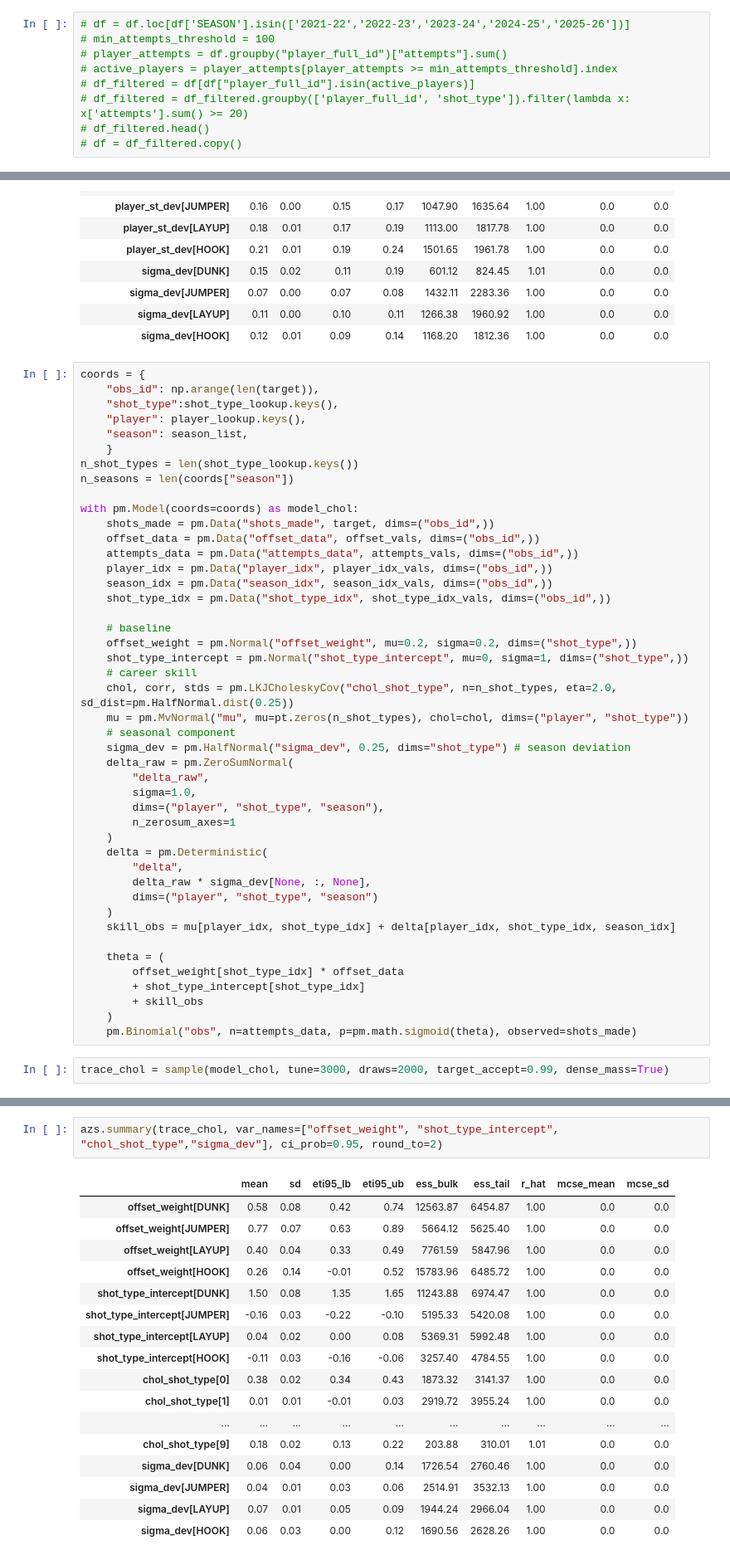
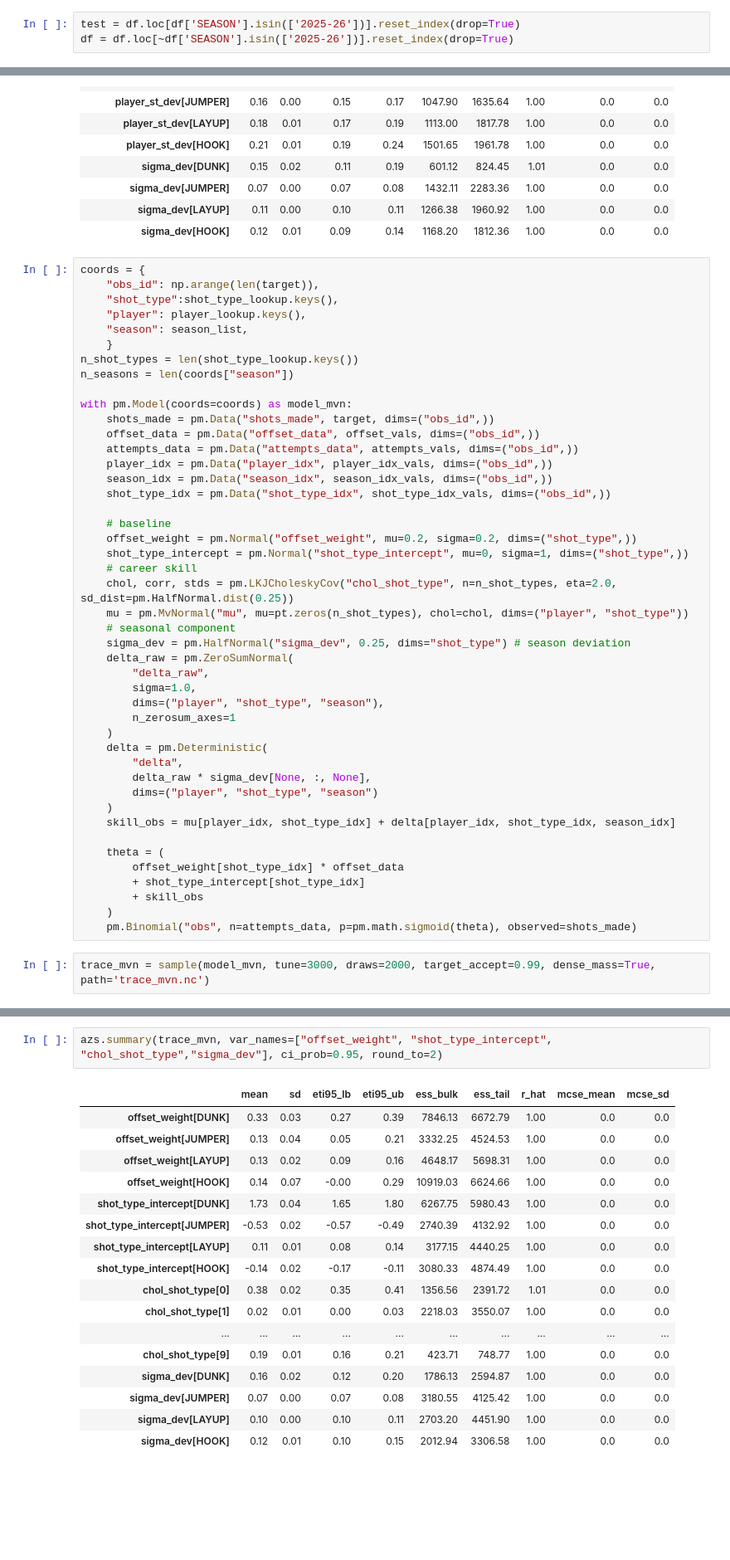
Before and after one commit to remmertjack/portfolio, a Jupyter notebook: bball_shotprobs/v2/skill_model.ipynb, the cells around one changed output, grey strips where cells are left out. Shown at 83% size. Drawn from its saved outputs; the diff is of its cells as text; blank space fills up the shorter version.

```diff
--- a/bball_shotprobs/v2/skill_model.ipynb
+++ b/bball_shotprobs/v2/skill_model.ipynb
@@ -45,14 +45,8 @@ df.head(10)
 | 8 | A.J. Lawson (1630639) | 2024-25 | LAYUP | 1630639.0 | A.J. Lawson | 25.043121 | -0.561239 | 78.0 | -0.203215 | ... |
 | 9 | A.J. Lawson (1630639) | 2025-26 | DUNK | 1630639.0 | A.J. Lawson | 26.042437 | -0.318437 | 78.0 | -0.203215 | ... |
 # %%
-# df = df.loc[df['SEASON'].isin(['2021-22','2022-23','2023-24','2024-25','2025-26'])]
-# min_attempts_threshold = 100
-# player_attempts = df.groupby("player_full_id")["attempts"].sum()
-# active_players = player_attempts[player_attempts >= min_attempts_threshold].index
-# df_filtered = df[df["player_full_id"].isin(active_players)]
-# df_filtered = df_filtered.groupby(['player_full_id', 'shot_type']).filter(lambda x: x['attempts'].sum() >= 20)
-# df_filtered.head()
-# df = df_filtered.copy()
+test = df.loc[df['SEASON'].isin(['2025-26'])].reset_index(drop=True)
+df = df.loc[~df['SEASON'].isin(['2025-26'])].reset_index(drop=True)
 # %%
 df.shape
 # %% [output]
@@ -306,7 +255,7 @@ coords = {
 n_shot_types = len(shot_type_lookup.keys())
 n_seasons = len(coords["season"])
 
-with pm.Model(coords=coords) as model_chol:
+with pm.Model(coords=coords) as model_mvn:
     shots_made = pm.Data("shots_made", target, dims=("obs_id",))
     offset_data = pm.Data("offset_data", offset_vals, dims=("obs_id",))
     attempts_data = pm.Data("attempts_data", attempts_vals, dims=("obs_id",))
@@ -342,6 +291,6 @@ with pm.Model(coords=coords) as model_chol:
     )
     pm.Binomial("obs", n=attempts_data, p=pm.math.sigmoid(theta), observed=shots_made)
 # %%
-trace_chol = sample(model_chol, tune=3000, draws=2000, target_accept=0.99, dense_mass=True)
+trace_mvn = sample(model_mvn, tune=3000, draws=2000, target_accept=0.99, dense_mass=True, path='trace_mvn.nc')
 # %% [output]
 The rhat statistic is larger than 1.01 for some parameters. This indicates problems during sampling. See https://arxiv.org/abs/1903.08008 for details
@@ -349,21 +297,21 @@ The effective sample size per chain is smaller than 100 for some parameters.  A
 # %%
-azs.summary(trace_chol, var_names=["offset_weight", "shot_type_intercept", "chol_shot_type","sigma_dev"], ci_prob=0.95, round_to=2)
+azs.summary(trace_mvn, var_names=["offset_weight", "shot_type_intercept", "chol_shot_type","sigma_dev"], ci_prob=0.95, round_to=2)
 # %% [output]
 |  | mean | sd | eti95_lb | eti95_ub | ess_bulk | ess_tail | r_hat | mcse_mean | mcse_sd |
-| offset_weight[DUNK] | 0.58 | 0.08 | 0.42 | 0.74 | 12563.87 | 6454.87 | 1.00 | 0.0 | 0.0 |
-| offset_weight[JUMPER] | 0.77 | 0.07 | 0.63 | 0.89 | 5664.12 | 5625.40 | 1.00 | 0.0 | 0.0 |
-| offset_weight[LAYUP] | 0.40 | 0.04 | 0.33 | 0.49 | 7761.59 | 5847.96 | 1.00 | 0.0 | 0.0 |
-| offset_weight[HOOK] | 0.26 | 0.14 | -0.01 | 0.52 | 15783.96 | 6485.72 | 1.00 | 0.0 | 0.0 |
-| shot_type_intercept[DUNK] | 1.50 | 0.08 | 1.35 | 1.65 | 11243.88 | 6974.47 | 1.00 | 0.0 | 0.0 |
-| shot_type_intercept[JUMPER] | -0.16 | 0.03 | -0.22 | -0.10 | 5195.33 | 5420.08 | 1.00 | 0.0 | 0.0 |
-| shot_type_intercept[LAYUP] | 0.04 | 0.02 | 0.00 | 0.08 | 5369.31 | 5992.48 | 1.00 | 0.0 | 0.0 |
-| shot_type_intercept[HOOK] | -0.11 | 0.03 | -0.16 | -0.06 | 3257.40 | 4784.55 | 1.00 | 0.0 | 0.0 |
-| chol_shot_type[0] | 0.38 | 0.02 | 0.34 | 0.43 | 1873.32 | 3141.37 | 1.00 | 0.0 | 0.0 |
-| chol_shot_type[1] | 0.01 | 0.01 | -0.01 | 0.03 | 2919.72 | 3955.24 | 1.00 | 0.0 | 0.0 |
+| offset_weight[DUNK] | 0.33 | 0.03 | 0.27 | 0.39 | 7846.13 | 6672.79 | 1.00 | 0.0 | 0.0 |
+| offset_weight[JUMPER] | 0.13 | 0.04 | 0.05 | 0.21 | 3332.25 | 4524.53 | 1.00 | 0.0 | 0.0 |
+| offset_weight[LAYUP] | 0.13 | 0.02 | 0.09 | 0.16 | 4648.17 | 5698.31 | 1.00 | 0.0 | 0.0 |
+| offset_weight[HOOK] | 0.14 | 0.07 | -0.00 | 0.29 | 10919.03 | 6624.66 | 1.00 | 0.0 | 0.0 |
+| shot_type_intercept[DUNK] | 1.73 | 0.04 | 1.65 | 1.80 | 6267.75 | 5980.43 | 1.00 | 0.0 | 0.0 |
+| shot_type_intercept[JUMPER] | -0.53 | 0.02 | -0.57 | -0.49 | 2740.39 | 4132.92 | 1.00 | 0.0 | 0.0 |
+| shot_type_intercept[LAYUP] | 0.11 | 0.01 | 0.08 | 0.14 | 3177.15 | 4440.25 | 1.00 | 0.0 | 0.0 |
+| shot_type_intercept[HOOK] | -0.14 | 0.02 | -0.17 | -0.11 | 3080.33 | 4874.49 | 1.00 | 0.0 | 0.0 |
+| chol_shot_type[0] | 0.38 | 0.02 | 0.35 | 0.41 | 1356.56 | 2391.72 | 1.01 | 0.0 | 0.0 |
+| chol_shot_type[1] | 0.02 | 0.01 | 0.00 | 0.03 | 2218.03 | 3550.07 | 1.00 | 0.0 | 0.0 |
 | ... | ... | ... | ... | ... | ... | ... | ... | ... | ... |
-| chol_shot_type[9] | 0.18 | 0.02 | 0.13 | 0.22 | 203.88 | 310.01 | 1.01 | 0.0 | 0.0 |
-| sigma_dev[DUNK] | 0.06 | 0.04 | 0.00 | 0.14 | 1726.54 | 2760.46 | 1.00 | 0.0 | 0.0 |
-| sigma_dev[JUMPER] | 0.04 | 0.01 | 0.03 | 0.06 | 2514.91 | 3532.13 | 1.00 | 0.0 | 0.0 |
-| sigma_dev[LAYUP] | 0.07 | 0.01 | 0.05 | 0.09 | 1944.24 | 2966.04 | 1.00 | 0.0 | 0.0 |
-| sigma_dev[HOOK] | 0.06 | 0.03 | 0.00 | 0.12 | 1690.56 | 2628.26 | 1.00 | 0.0 | 0.0 |
+| chol_shot_type[9] | 0.19 | 0.01 | 0.16 | 0.21 | 423.71 | 748.77 | 1.00 | 0.0 | 0.0 |
+| sigma_dev[DUNK] | 0.16 | 0.02 | 0.12 | 0.20 | 1786.13 | 2594.87 | 1.00 | 0.0 | 0.0 |
+| sigma_dev[JUMPER] | 0.07 | 0.00 | 0.07 | 0.08 | 3180.55 | 4125.42 | 1.00 | 0.0 | 0.0 |
+| sigma_dev[LAYUP] | 0.10 | 0.00 | 0.10 | 0.11 | 2703.20 | 4451.90 | 1.00 | 0.0 | 0.0 |
+| sigma_dev[HOOK] | 0.12 | 0.01 | 0.10 | 0.15 | 2012.94 | 3306.58 | 1.00 | 0.0 | 0.0 |
 # %%
```
Also changed, not shown: parts of 46 cells of this notebook.
